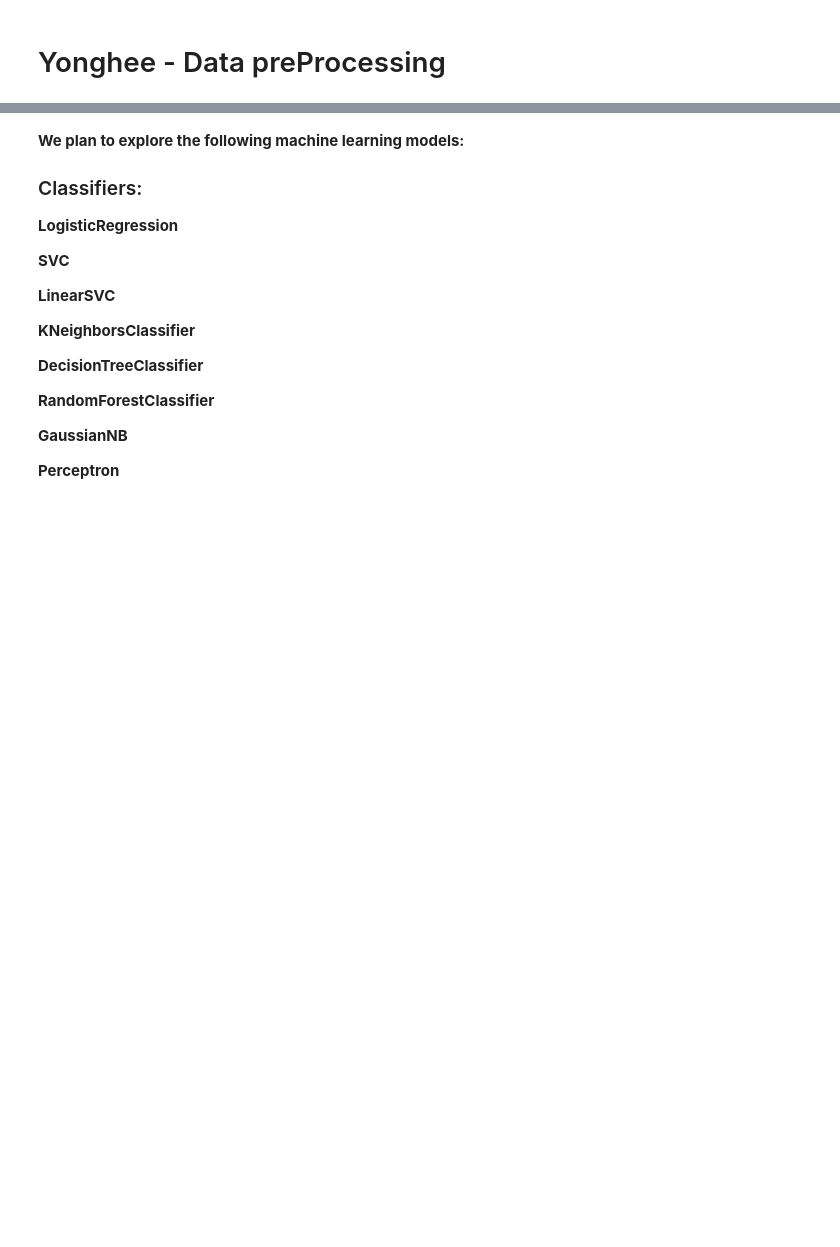
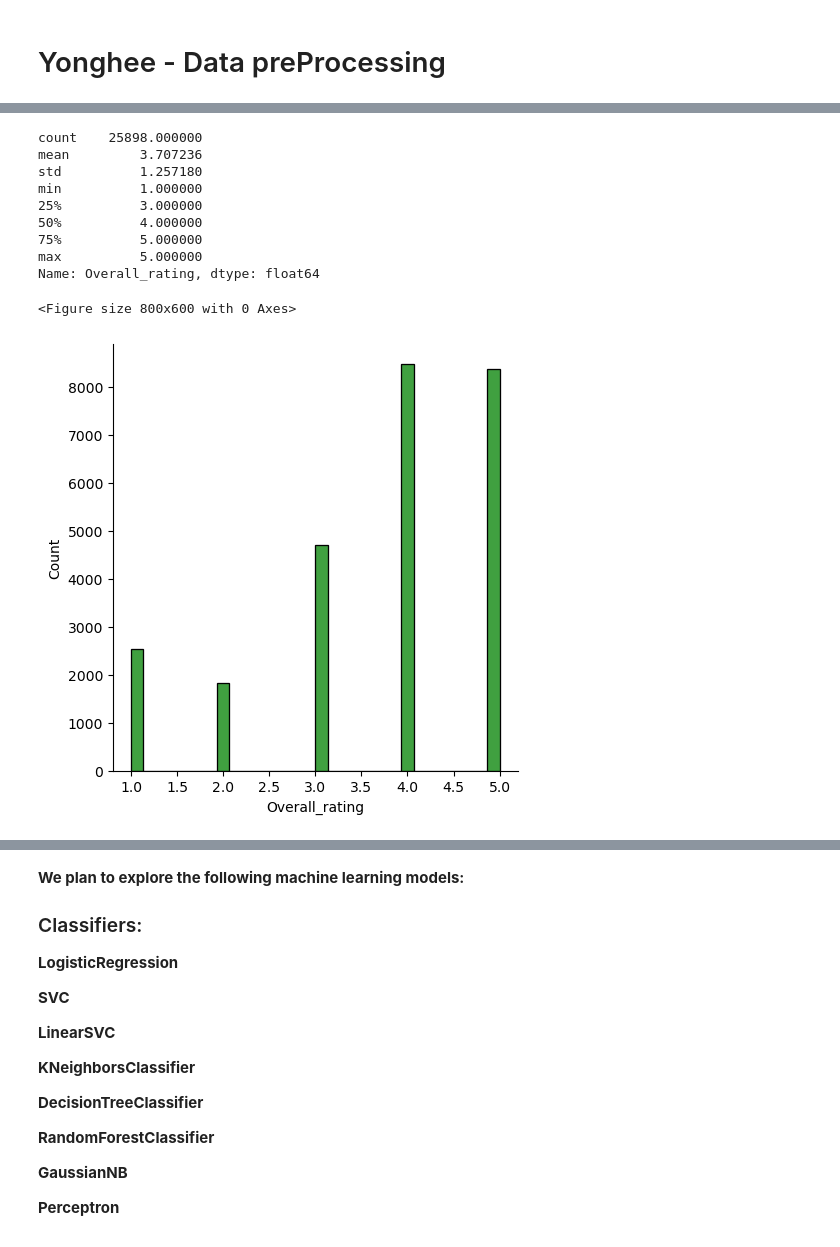
Before and after one commit to TEcjddns/UChicago_AIML_Project, a Jupyter notebook: EmployeeHappiness.ipynb, the cells around one changed output, grey strips where cells are left out. Drawn from its saved outputs; the diff is of its cells as text; code cells hidden in the pictures; blank space fills up the shorter version.

```diff
--- a/EmployeeHappiness.ipynb
+++ b/EmployeeHappiness.ipynb
@@ -120,0 +213,16 @@ for col in data.columns:
+# %%
+print(df['Overall_rating'].describe())
+plt.figure(figsize=(8,6))
+sns.displot(df['Overall_rating'],color='green');
+# %% [output]
+count    25898.000000
+mean         3.707236
+std          1.257180
+min          1.000000
+25%          3.000000
+50%          4.000000
+75%          5.000000
+max          5.000000
+Name: Overall_rating, dtype: float64
+<Figure size 800x600 with 0 Axes>
+[figure, added]
```
Also changed, not shown: parts of 20 cells of this notebook.
